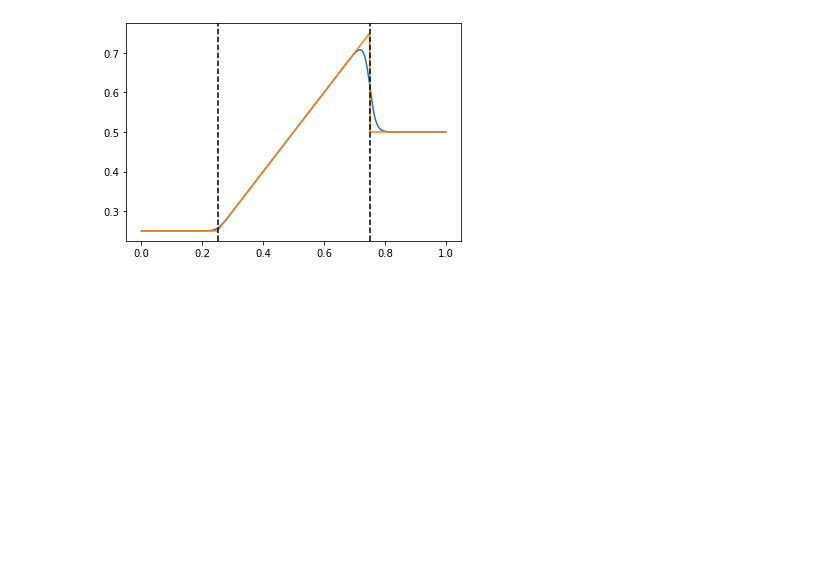
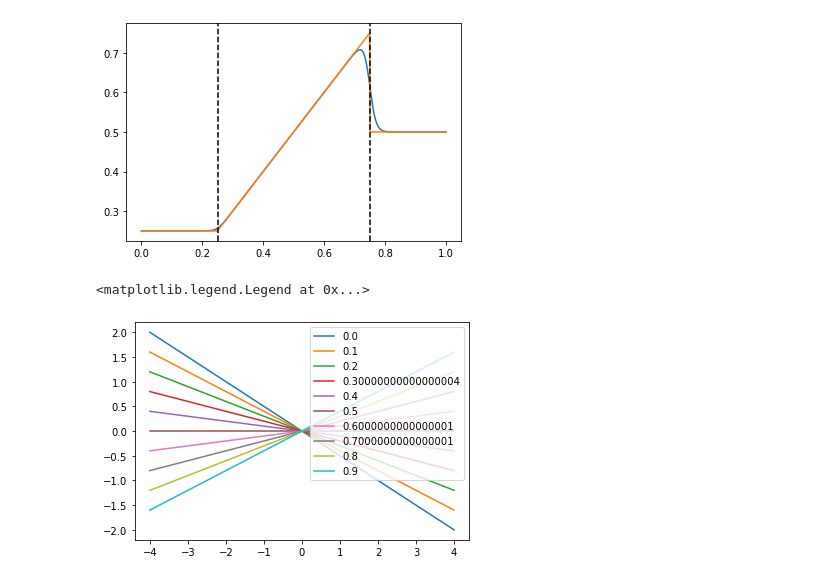
Before and after one commit to soukupmarek-edin/auction-simulator, a Jupyter notebook: Sandbox.ipynb, the cells around one changed output. Saved outputs shown, nothing was run; the diff lists cells and outputs as text; code cells hidden in the pictures; blank space fills up the shorter version.

```diff
--- a/Sandbox.ipynb
+++ b/Sandbox.ipynb
@@ -42,3 +63,15 @@ plt.axvline(b1, c='k', ls='--')
 # %% [output]
 <matplotlib.lines.Line2D at 0x...>
 [figure]
+# %%
+def cost(bid, fee, bid_bar=0, fee_bar=0.5):
+    return (bid-bid_bar)*(fee-fee_bar)
+
+supp = np.linspace(-4,4)
+for fee in np.arange(0,1,0.1):
+    c = cost(supp, fee)
+    plt.plot(supp, c, label=fee)
+plt.legend()
+# %% [output]
+<matplotlib.legend.Legend at 0x...>
+[figure, added]
```
Also changed, not shown: parts of 2 cells of this notebook, 2 other files.
